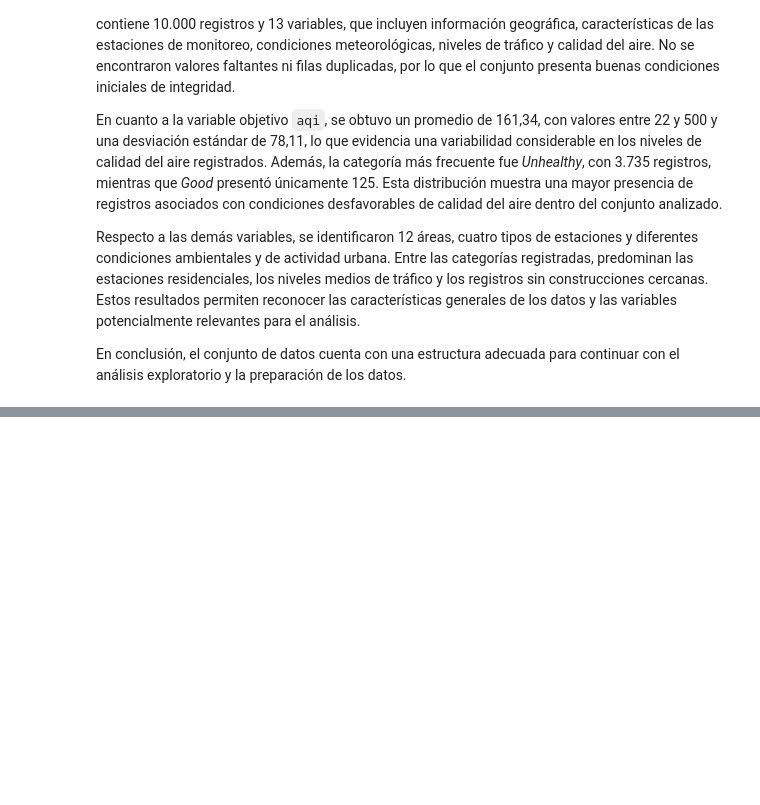
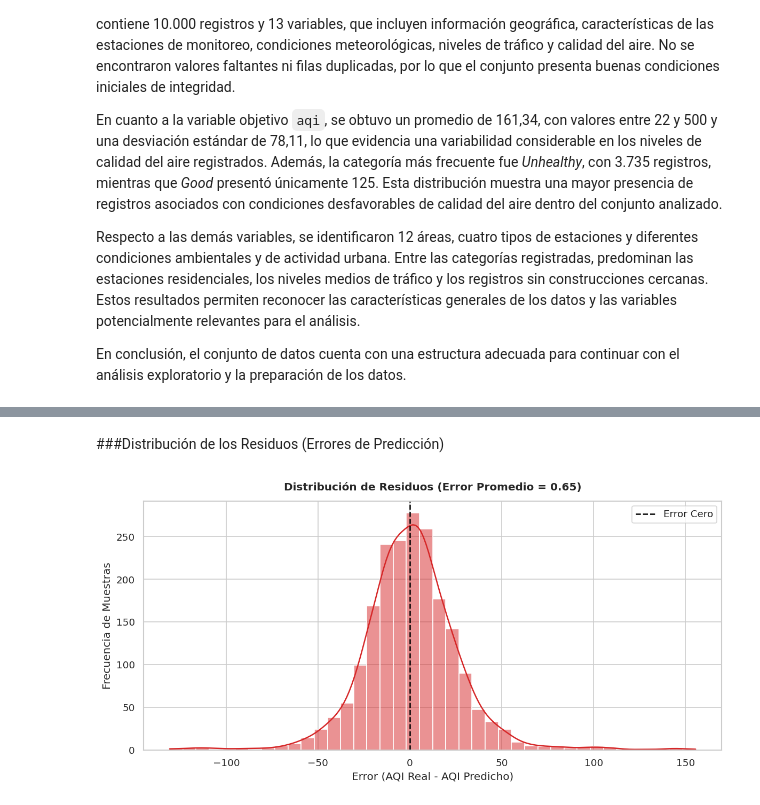
Before and after one commit to JuanMauwu/air-quality-prediction-analysis, a Jupyter notebook: notebooks/Exploración_inicial_dataset_Dhaka_AQI.ipynb, the cells around one changed output, grey strips where cells are left out. Cells and saved outputs as stored; diff of their text form; code cells hidden in the pictures; blank space fills up the shorter version.

```diff
--- a/notebooks/Exploración_inicial_dataset_Dhaka_AQI.ipynb
+++ b/notebooks/Exploración_inicial_dataset_Dhaka_AQI.ipynb
@@ -168,0 +343,16 @@ En conclusión, el conjunto de datos cuenta con una estructura adecuada para con
+# %% [markdown]
+###Distribución de los Residuos (Errores de Predicción)
+# %%
+residuals = y_test - y_pred_test
+
+plt.figure(figsize=(10, 5))
+sns.histplot(residuals, kde=True, color='#d62728', bins=40)
+plt.axvline(0, color='black', linestyle='--', linewidth=1.5, label='Error Cero')
+plt.title(f'Distribución de Residuos (Error Promedio = {residuals.mean():.2f})', fontweight='bold', pad=12)
+plt.xlabel('Error (AQI Real - AQI Predicho)')
+plt.ylabel('Frecuencia de Muestras')
+plt.legend()
+plt.tight_layout()
+plt.show()
+# %% [output]
+[figure, added]
```
Also changed, not shown: parts of 24 cells of this notebook.
